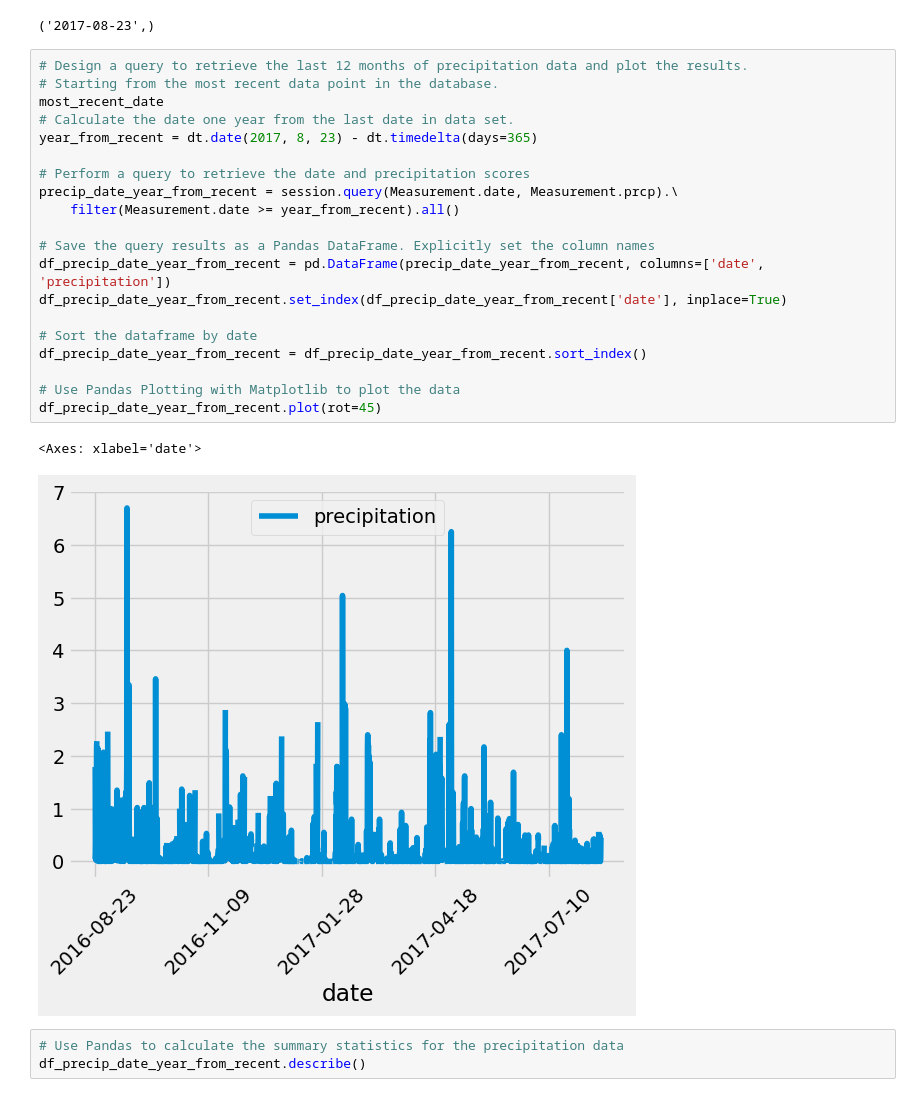
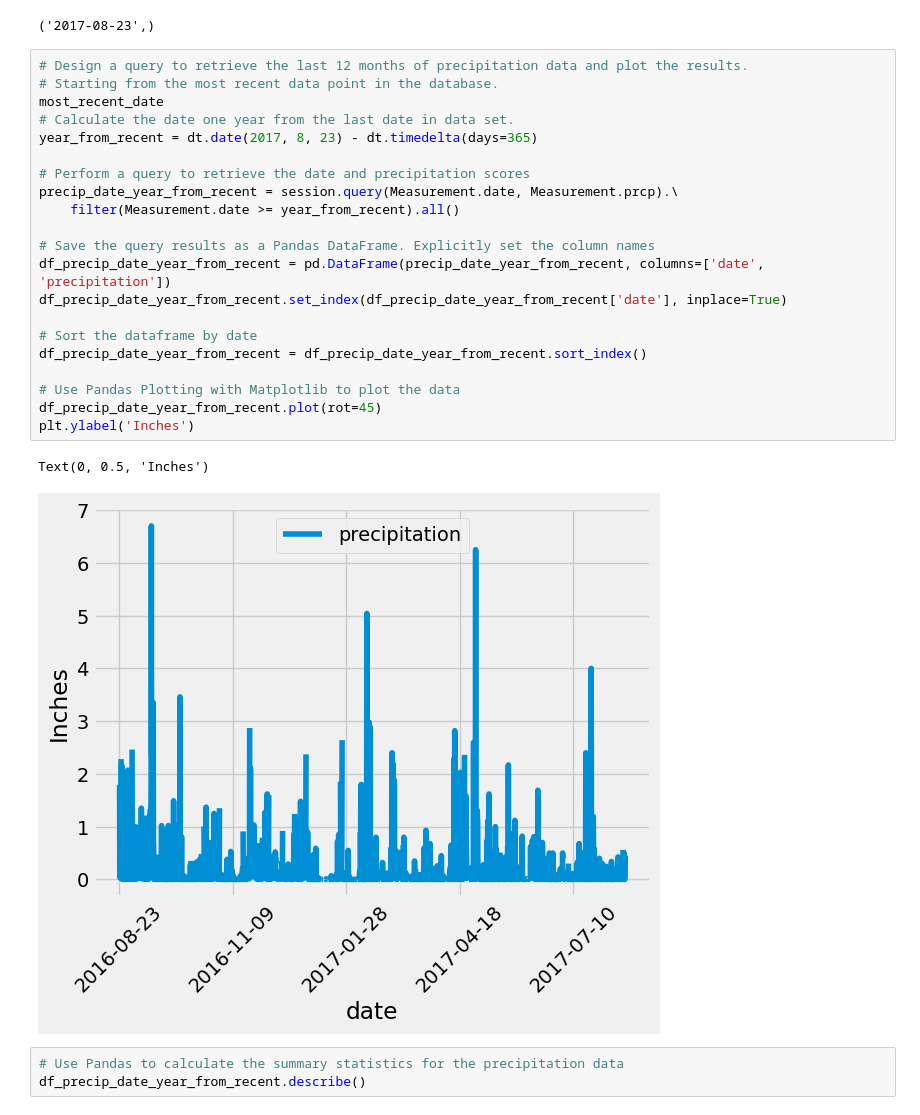
Before and after one commit to HollaNotes/sqlalchemy-challenge, a Jupyter notebook: SurfsUp/climate_NoelleWatson.ipynb, the cells around one changed output. Cells and saved outputs as stored; diff of their text form.

```diff
--- a/SurfsUp/climate_NoelleWatson.ipynb
+++ b/SurfsUp/climate_NoelleWatson.ipynb
@@ -83,26 +46,27 @@ most_recent_date
 # %%
 # Design a query to retrieve the last 12 months of precipitation data and plot the results.
 # Starting from the most recent data point in the database.
 most_recent_date
 # Calculate the date one year from the last date in data set.
 year_from_recent = dt.date(2017, 8, 23) - dt.timedelta(days=365)
 
 # Perform a query to retrieve the date and precipitation scores
 precip_date_year_from_recent = session.query(Measurement.date, Measurement.prcp).\
     filter(Measurement.date >= year_from_recent).all()
 
 # Save the query results as a Pandas DataFrame. Explicitly set the column names
 df_precip_date_year_from_recent = pd.DataFrame(precip_date_year_from_recent, columns=['date', 'precipitation'])
 df_precip_date_year_from_recent.set_index(df_precip_date_year_from_recent['date'], inplace=True)
 
 # Sort the dataframe by date
 df_precip_date_year_from_recent = df_precip_date_year_from_recent.sort_index()
 
 # Use Pandas Plotting with Matplotlib to plot the data
 df_precip_date_year_from_recent.plot(rot=45)
+plt.ylabel('Inches')
 # %% [output]
-<Axes: xlabel='date'>
+Text(0, 0.5, 'Inches')
-[figure, old version]
+[figure, new version]
 # %%
 # Use Pandas to calculate the summary statistics for the precipitation data
 df_precip_date_year_from_recent.describe()
```
Also changed, not shown: parts of 7 cells of this notebook, 1 other file.
